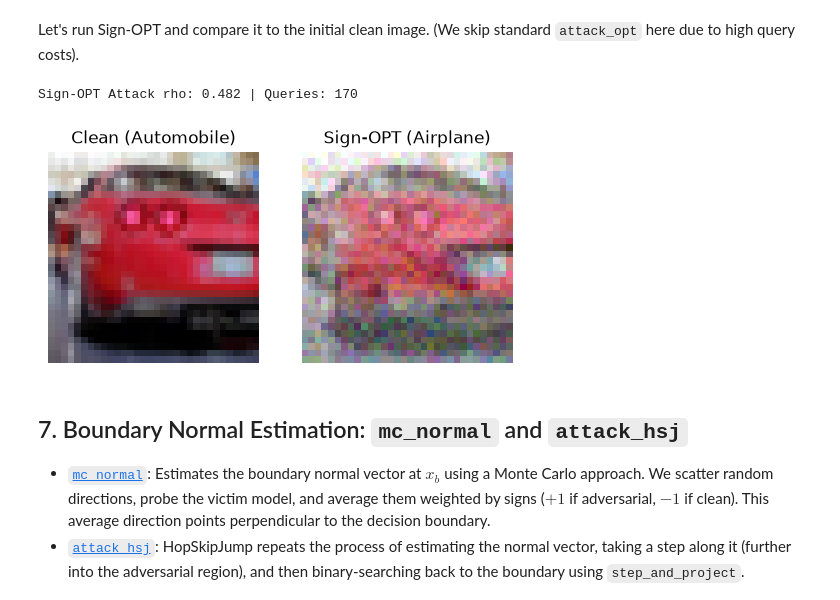
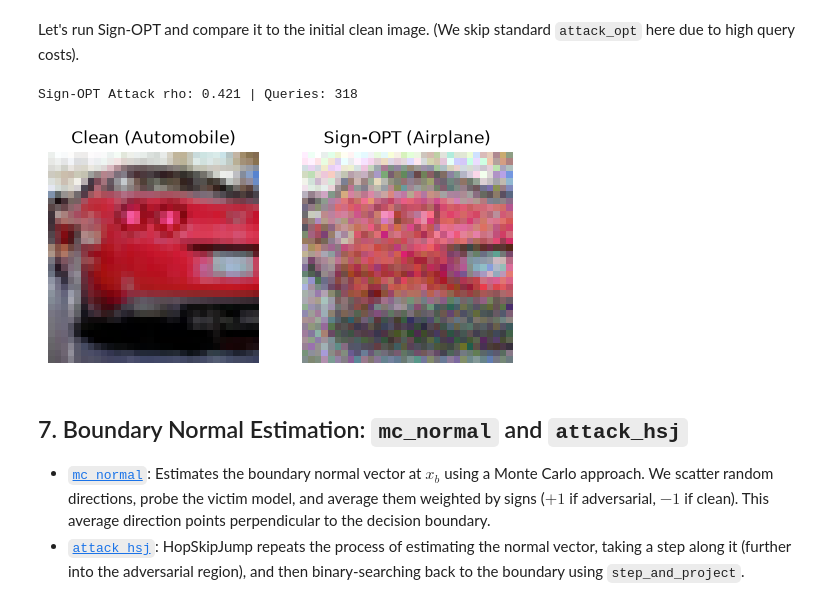
Before and after one commit to xancatos/blackbox, a Jupyter notebook: lineage_tutorial.ipynb, the cells around one changed output. Cells and saved outputs as stored; diff of their text form; code cells hidden in the pictures.

```diff
--- a/lineage_tutorial.ipynb
+++ b/lineage_tutorial.ipynb
@@ -573,19 +573,19 @@ Let's run Sign-OPT and compare it to the initial clean image. (We skip standard
 # %%
 from attacks import attack_sign_opt
 
 # Run Sign-OPT attack
 ctx.q = 0
-x_sign_opt = attack_sign_opt(ctx, x0, y0, loose, iters=8, q=10)
+x_sign_opt = attack_sign_opt(ctx, x0, y0, loose)
 print(f"Sign-OPT Attack rho: {rho(x_sign_opt, x0):.3f} | Queries: {ctx.q}")
 
 # Display images side-by-side
 fig, axes = plt.subplots(1, 2, figsize=(6, 3))
 show_cifar(x0, axes[0], f"Clean ({'Airplane' if y0==0 else 'Automobile'})")
 show_cifar(x_sign_opt, axes[1], f"Sign-OPT ({'Airplane' if victim_label(x_sign_opt)==0 else 'Automobile'})")
 plt.show()
 # %% [output]
-Sign-OPT Attack rho: 0.482 | Queries: 170
+Sign-OPT Attack rho: 0.421 | Queries: 318
-[figure, old version]
+[figure, new version]
 # %% [markdown]
 ## 7. Boundary Normal Estimation: `mc_normal` and `attack_hsj`
 
```
Also changed, not shown: parts of 8 cells of this notebook.
